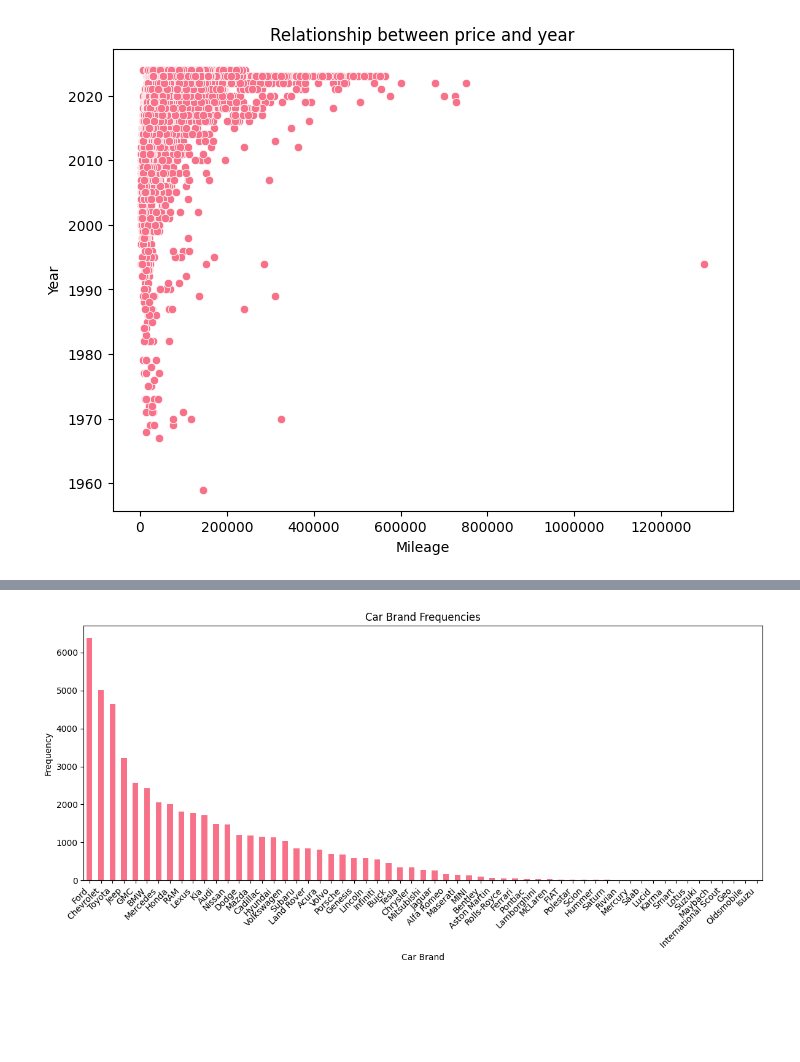
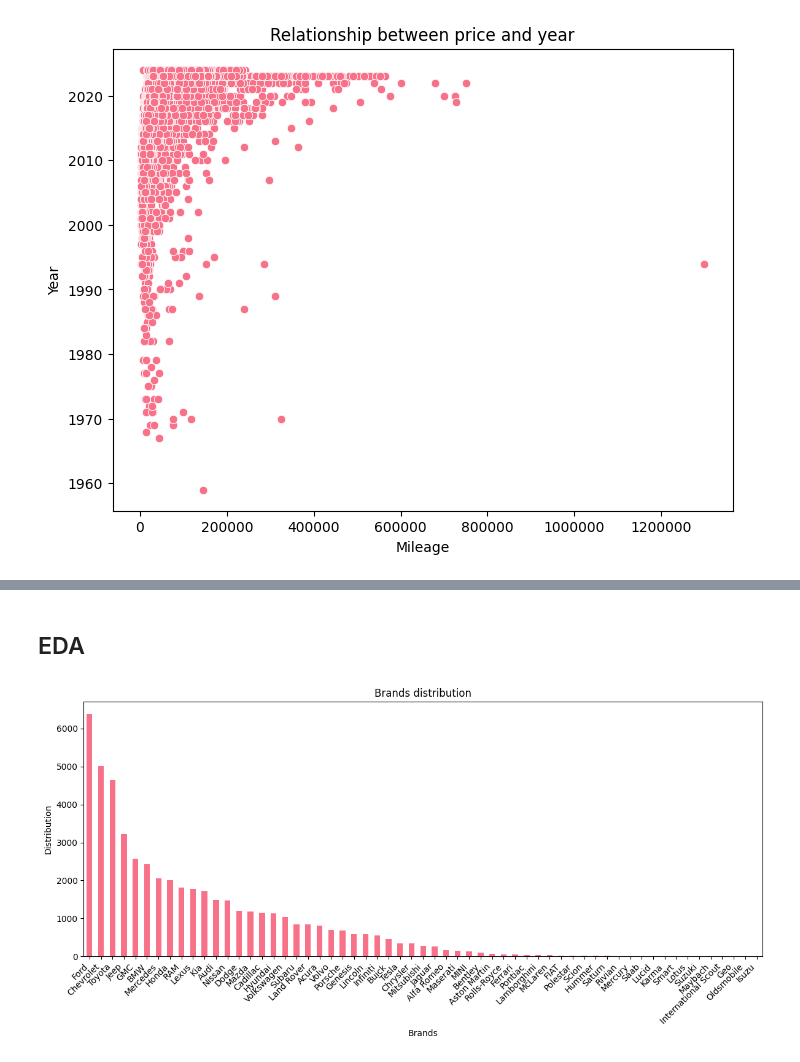
Before and after one commit to alessiogianello/US_cars_analysis, a Jupyter notebook: main.ipynb, the cells around one changed output, grey strips where cells are left out. Saved outputs shown, nothing was run; the diff lists cells and outputs as text; code cells hidden in the pictures; blank space fills up the shorter version.

```diff
--- a/main.ipynb
+++ b/main.ipynb
@@ -338,11 +353,13 @@ plt.show()
+# %% [markdown]
+## EDA
 # %%
 plt.figure(figsize=(12, 6))
 cars_list_df.brand.value_counts().plot(kind='bar')
-plt.title('Car Brand Frequencies')
-plt.xlabel('Car Brand')
-plt.ylabel('Frequency')
+plt.title('Brands distribution')
+plt.xlabel('Brands')
+plt.ylabel('Distribution')
 plt.xticks(rotation=45, ha='right')
 plt.tight_layout()
 plt.show()
 # %% [output]
-[figure, old version]
+[figure, new version]
```
Also changed, not shown: parts of 9 cells of this notebook.
